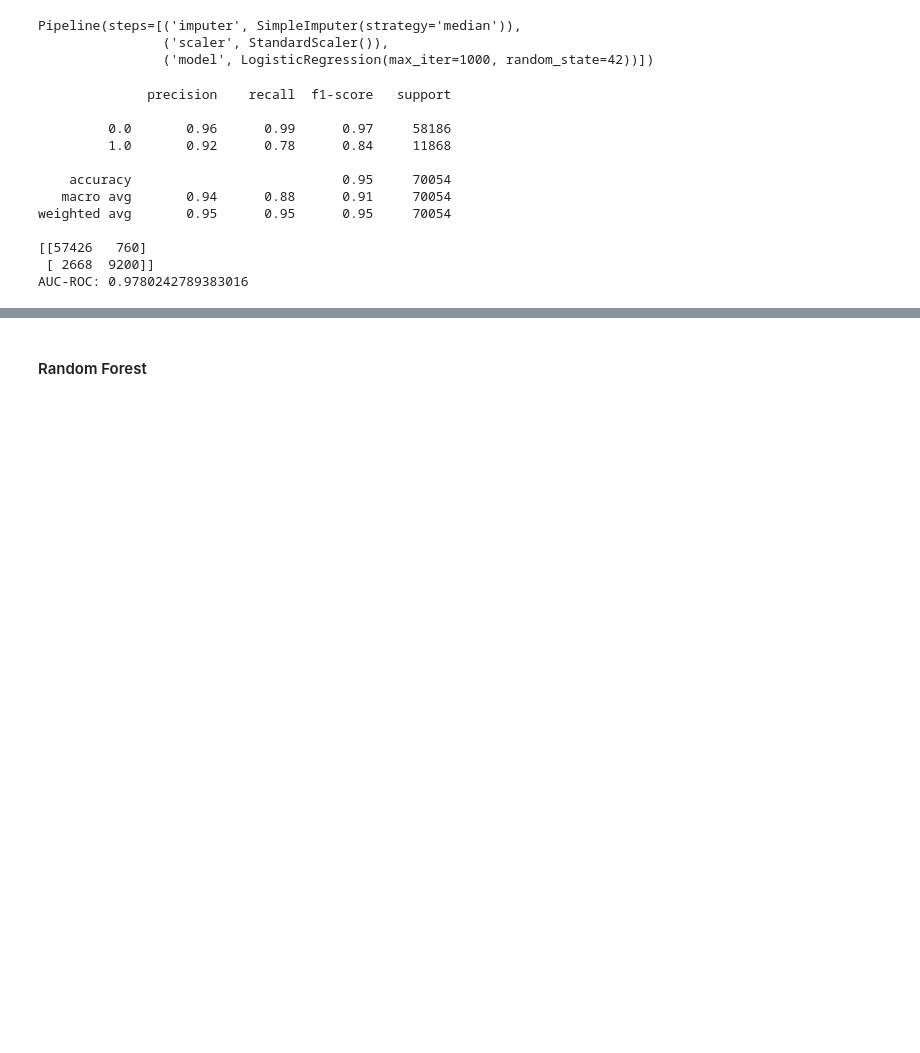
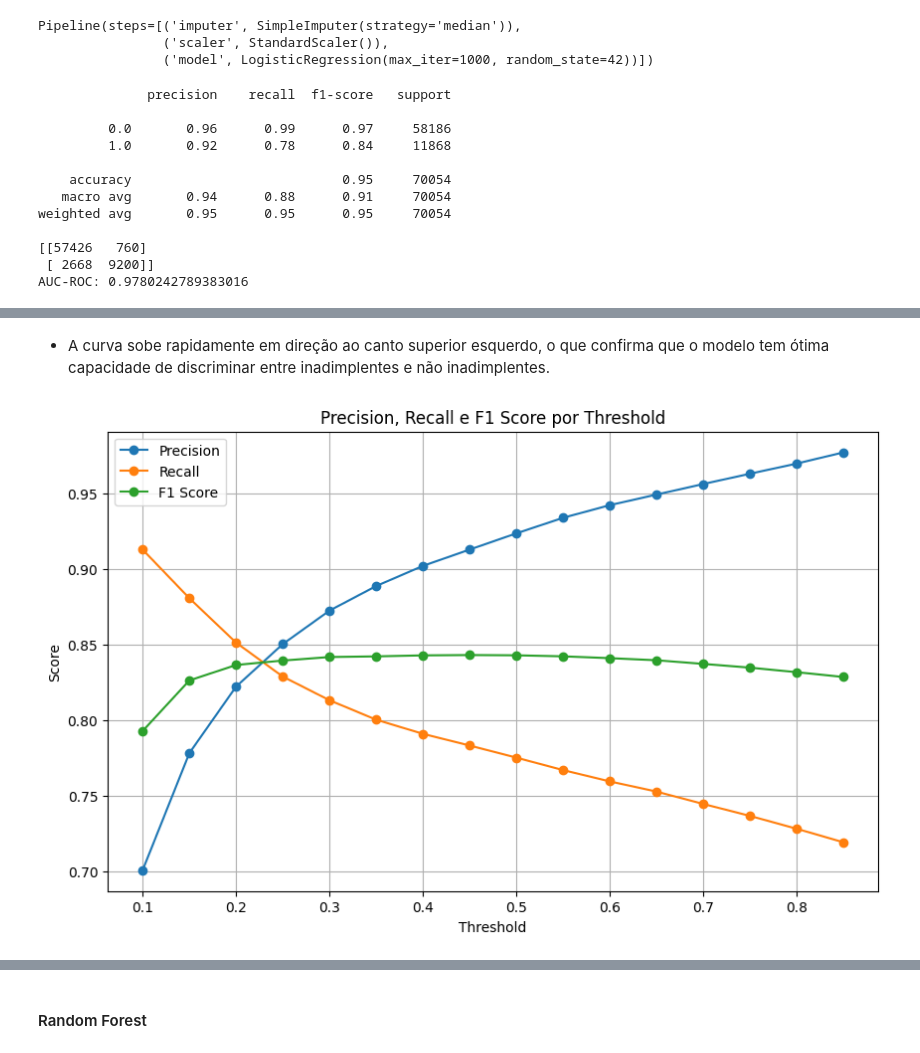
Before and after one commit to josieleferreira/credito_fintech, a Jupyter notebook: notebooks/predictive_model.ipynb, the cells around one changed output, grey strips where cells are left out. Cells and saved outputs as stored; diff of their text form; code cells hidden in the pictures; blank space fills up the shorter version.

Commit message:
Atualiza modelo preditivo

```diff
--- a/notebooks/predictive_model.ipynb
+++ b/notebooks/predictive_model.ipynb
@@ -539,0 +566,25 @@ AUC-ROC: 0.9780242789383016
+# %% [markdown]
+- A curva sobe rapidamente em direção ao canto superior esquerdo, o que confirma que o modelo tem ótima capacidade de discriminar entre inadimplentes e não inadimplentes.
+# %%
+
+thresholds = np.arange(0.1, 0.9, 0.05)
+precisions, recalls, f1s = [], [], []
+
+for thr in thresholds:
+    y_pred_thr = (y_proba >= thr).astype(int)
+    precisions.append(precision_score(y_test, y_pred_thr))
+    recalls.append(recall_score(y_test, y_pred_thr))
+    f1s.append(f1_score(y_test, y_pred_thr))
+
+plt.figure(figsize=(10, 6))
+plt.plot(thresholds, precisions, label='Precision', marker='o')
+plt.plot(thresholds, recalls, label='Recall', marker='o')
+plt.plot(thresholds, f1s, label='F1 Score', marker='o')
+plt.xlabel('Threshold')
+plt.ylabel('Score')
+plt.title('Precision, Recall e F1 Score por Threshold')
+plt.legend()
+plt.grid(True)
+plt.show()
+# %% [output]
+[figure, added]
```
Also changed, not shown: parts of 13 cells of this notebook.
